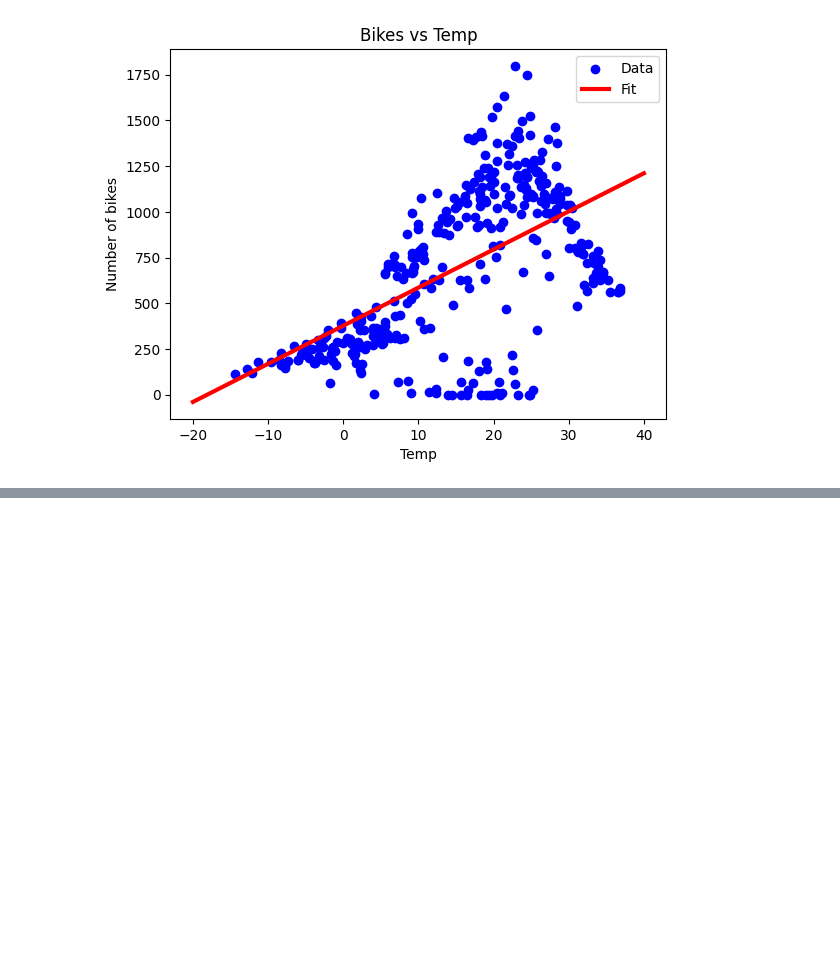
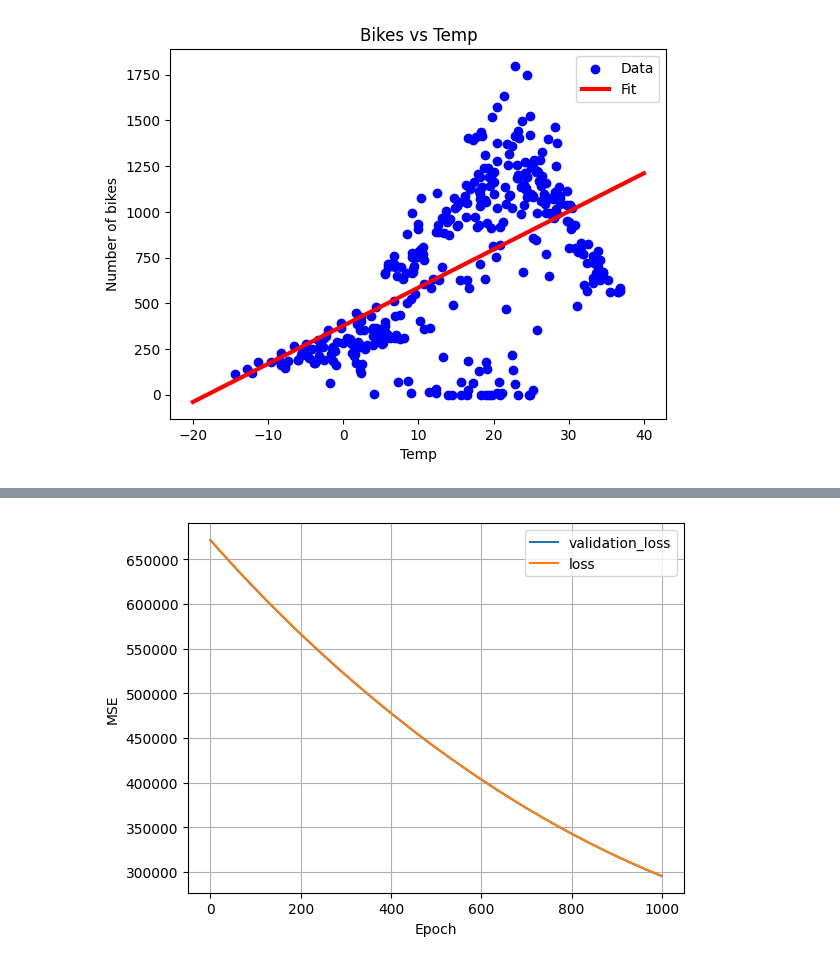
Before and after one commit to aks-ai/Predicting-Bike-Rentals-with-Regression-Neural-Networks, a Jupyter notebook: Bike_rental_demand_prediction.ipynb, the cells around one changed output, grey strips where cells are left out. Cells and saved outputs as stored; diff of their text form; code cells hidden in the pictures; blank space fills up the shorter version.

```diff
--- a/Bike_rental_demand_prediction.ipynb
+++ b/Bike_rental_demand_prediction.ipynb
@@ -368,0 +380,28 @@ print(X_train_all.shape)
+# %%
+multiple_Reg_nn = tf.keras.Sequential([
+    normalize,
+    tf.keras.layers.Dense(1)
+]
+)
+# %%
+multiple_Reg_nn.compile(optimizer = tf.keras.optimizers.Adam(learning_rate=0.01),loss="mean_squared_error")
+# %%
+early_stopping = tf.keras.callbacks.EarlyStopping(
+    monitor='val_loss',  # Monitor validation loss
+    patience=10,         # Stop training after 10 epochs of no improvement
+    restore_best_weights=True  # Restore the best weights after stopping
+)
+# %%
+history_final = multiple_Reg_nn.fit(
+    X_train,
+    y_train,
+    epochs = 1000,
+    validation_data = (X_val, y_val),
+    callbacks = [early_stopping],
+    verbose = 0
+
+)
+# %%
+plot_loss(history_final)
+# %% [output]
+[figure, added]
```
Also changed, not shown: parts of 68 cells of this notebook.
